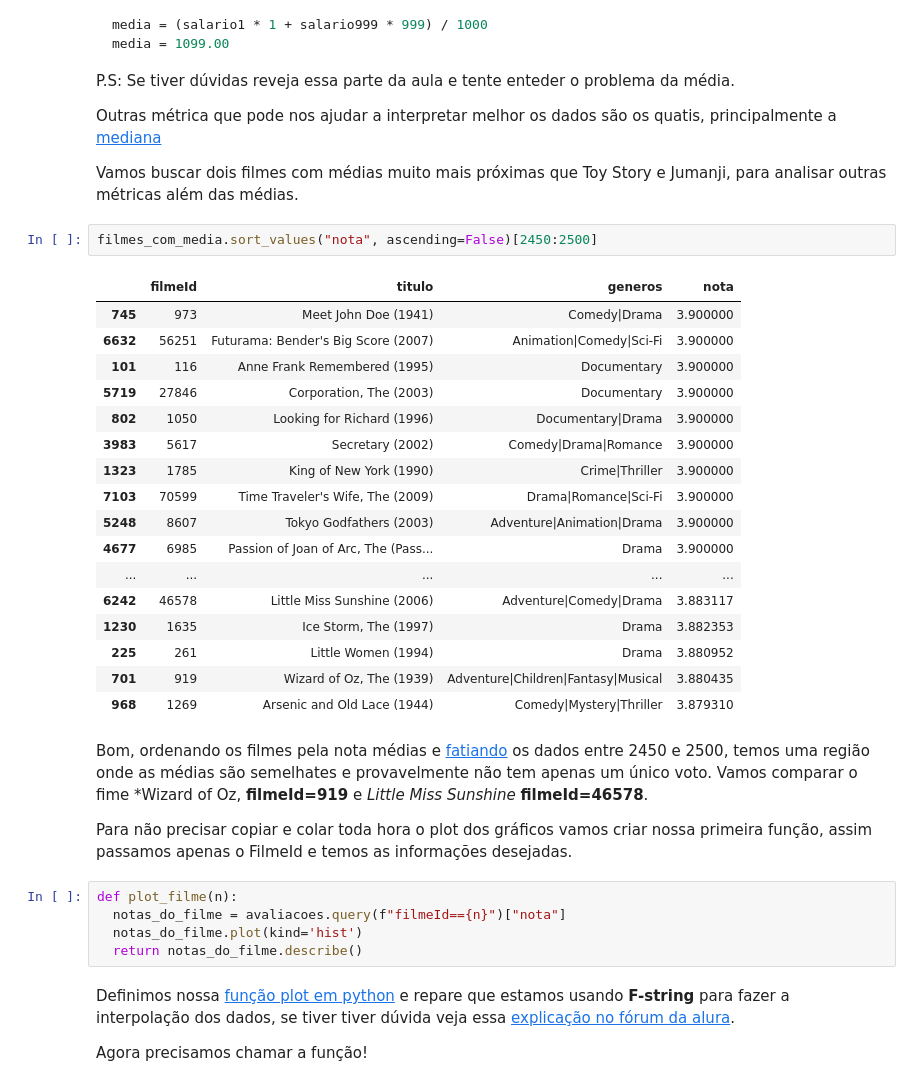
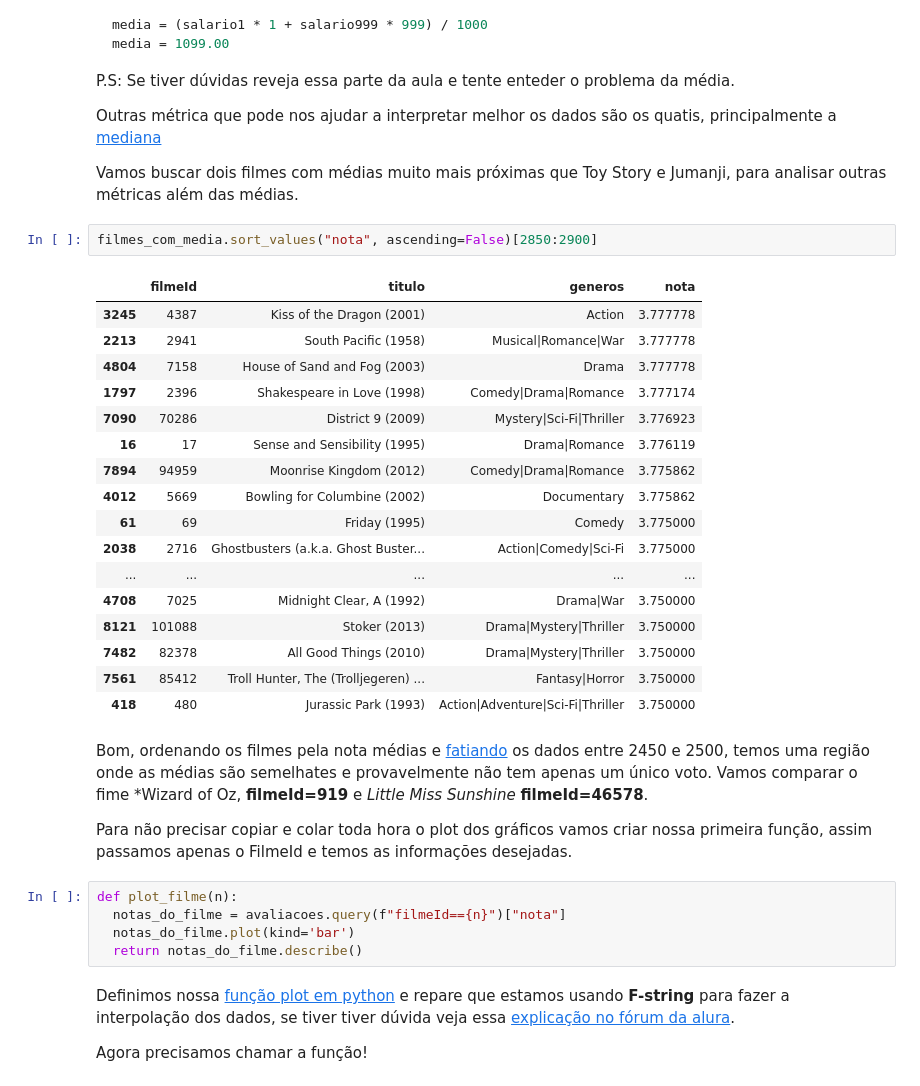
Before and after one commit to itimes-digital/quarentena-dados-alura, a Jupyter notebook: QuarentenaDados_aula02.ipynb, the cells around one changed output. Saved outputs shown, nothing was run; the diff lists cells and outputs as text.

```diff
--- a/QuarentenaDados_aula02.ipynb
+++ b/QuarentenaDados_aula02.ipynb
@@ -681,25 +681,25 @@ Outras métrica que pode nos ajudar a interpretar melhor os dados são os quatis
 
 Vamos buscar dois filmes com médias muito mais próximas que Toy Story e Jumanji, para analisar outras métricas além das médias.
 # %%
-filmes_com_media.sort_values("nota", ascending=False)[2450:2500]
+filmes_com_media.sort_values("nota", ascending=False)[2850:2900]
 # %% [output]
 |  | filmeId | titulo | generos | nota |
-| 745 | 973 | Meet John Doe (1941) | Comedy|Drama | 3.900000 |
-| 6632 | 56251 | Futurama: Bender's Big Score (2007) | Animation|Comedy|Sci-Fi | 3.900000 |
-| 101 | 116 | Anne Frank Remembered (1995) | Documentary | 3.900000 |
-| 5719 | 27846 | Corporation, The (2003) | Documentary | 3.900000 |
-| 802 | 1050 | Looking for Richard (1996) | Documentary|Drama | 3.900000 |
-| 3983 | 5617 | Secretary (2002) | Comedy|Drama|Romance | 3.900000 |
-| 1323 | 1785 | King of New York (1990) | Crime|Thriller | 3.900000 |
-| 7103 | 70599 | Time Traveler's Wife, The (2009) | Drama|Romance|Sci-Fi | 3.900000 |
-| 5248 | 8607 | Tokyo Godfathers (2003) | Adventure|Animation|Drama | 3.900000 |
-| 4677 | 6985 | Passion of Joan of Arc, The (Pass... | Drama | 3.900000 |
+| 3245 | 4387 | Kiss of the Dragon (2001) | Action | 3.777778 |
+| 2213 | 2941 | South Pacific (1958) | Musical|Romance|War | 3.777778 |
+| 4804 | 7158 | House of Sand and Fog (2003) | Drama | 3.777778 |
+| 1797 | 2396 | Shakespeare in Love (1998) | Comedy|Drama|Romance | 3.777174 |
+| 7090 | 70286 | District 9 (2009) | Mystery|Sci-Fi|Thriller | 3.776923 |
+| 16 | 17 | Sense and Sensibility (1995) | Drama|Romance | 3.776119 |
+| 7894 | 94959 | Moonrise Kingdom (2012) | Comedy|Drama|Romance | 3.775862 |
+| 4012 | 5669 | Bowling for Columbine (2002) | Documentary | 3.775862 |
+| 61 | 69 | Friday (1995) | Comedy | 3.775000 |
+| 2038 | 2716 | Ghostbusters (a.k.a. Ghost Buster... | Action|Comedy|Sci-Fi | 3.775000 |
 | ... | ... | ... | ... | ... |
-| 6242 | 46578 | Little Miss Sunshine (2006) | Adventure|Comedy|Drama | 3.883117 |
-| 1230 | 1635 | Ice Storm, The (1997) | Drama | 3.882353 |
-| 225 | 261 | Little Women (1994) | Drama | 3.880952 |
-| 701 | 919 | Wizard of Oz, The (1939) | Adventure|Children|Fantasy|Musical | 3.880435 |
-| 968 | 1269 | Arsenic and Old Lace (1944) | Comedy|Mystery|Thriller | 3.879310 |
+| 4708 | 7025 | Midnight Clear, A (1992) | Drama|War | 3.750000 |
+| 8121 | 101088 | Stoker (2013) | Drama|Mystery|Thriller | 3.750000 |
+| 7482 | 82378 | All Good Things (2010) | Drama|Mystery|Thriller | 3.750000 |
+| 7561 | 85412 | Troll Hunter, The (Trolljegeren) ... | Fantasy|Horror | 3.750000 |
+| 418 | 480 | Jurassic Park (1993) | Action|Adventure|Sci-Fi|Thriller | 3.750000 |
 # %% [markdown]
 Bom, ordenando os filmes pela nota médias e [fatiando](https://www.alura.com.br/artigos/listas-no-python) os dados entre 2450 e 2500, temos uma região onde as médias são semelhates e provavelmente não tem apenas um único voto. Vamos comparar o fime *Wizard of Oz, **filmeId=919** e *Little Miss Sunshine* **filmeId=46578**.
 
@@ -707,7 +707,7 @@ Para não precisar copiar e colar toda hora o plot dos gráficos vamos criar nos
 # %%
 def plot_filme(n):
   notas_do_filme = avaliacoes.query(f"filmeId=={n}")["nota"]
-  notas_do_filme.plot(kind='hist')
+  notas_do_filme.plot(kind='bar')
   return notas_do_filme.describe()
 # %% [markdown]
 Definimos nossa [função plot em python](https://www.caelum.com.br/apostila-python-orientacao-objetos/funcoes/#parmetros-de-funo) e repare que estamos usando **F-string** para fazer a interpolação dos dados, se tiver tiver dúvida veja essa [explicação no fórum da alura](https://cursos.alura.com.br/forum/topico-para-que-serve-o-print-f-no-python-77720).
```
Also changed, not shown: parts of 15 cells of this notebook.
